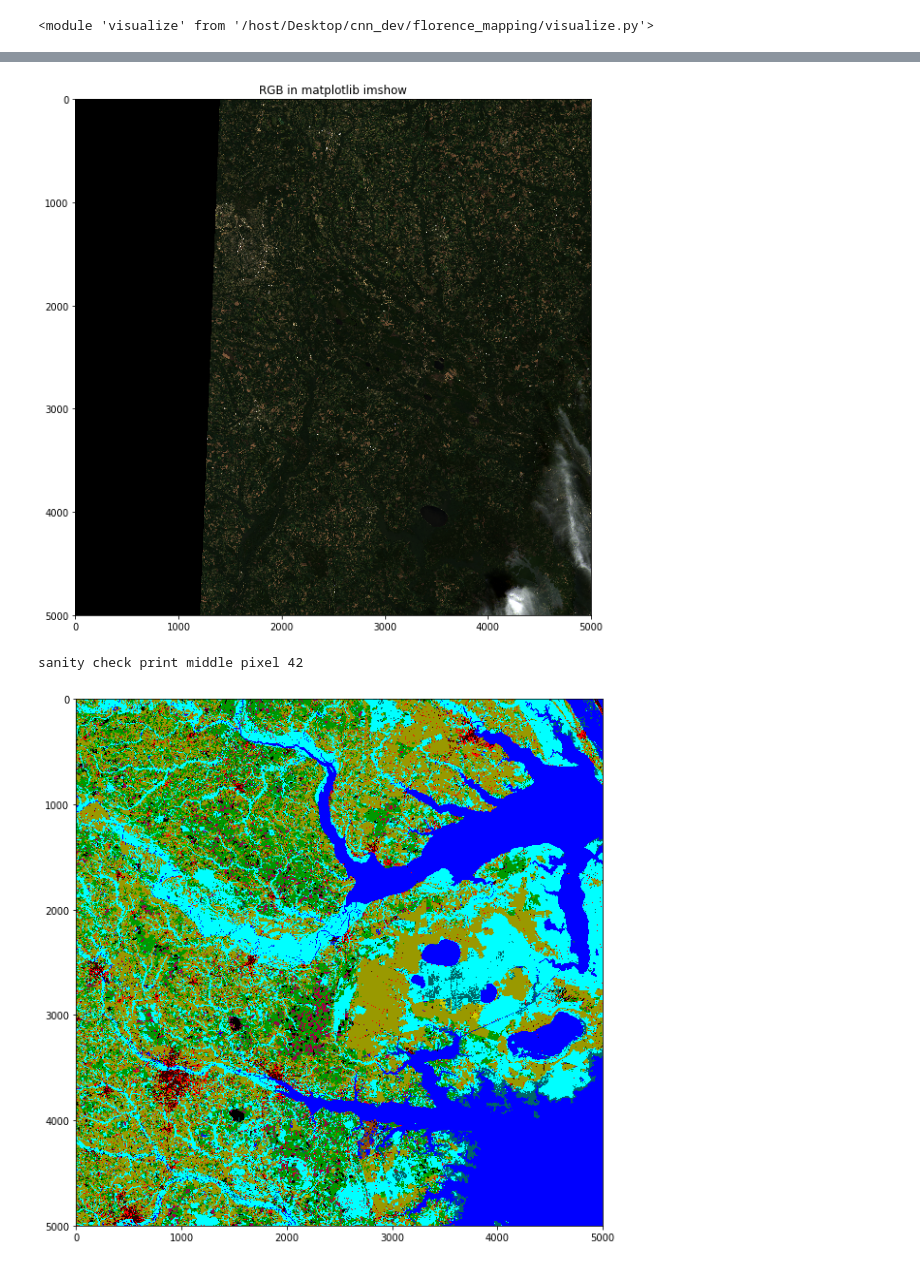
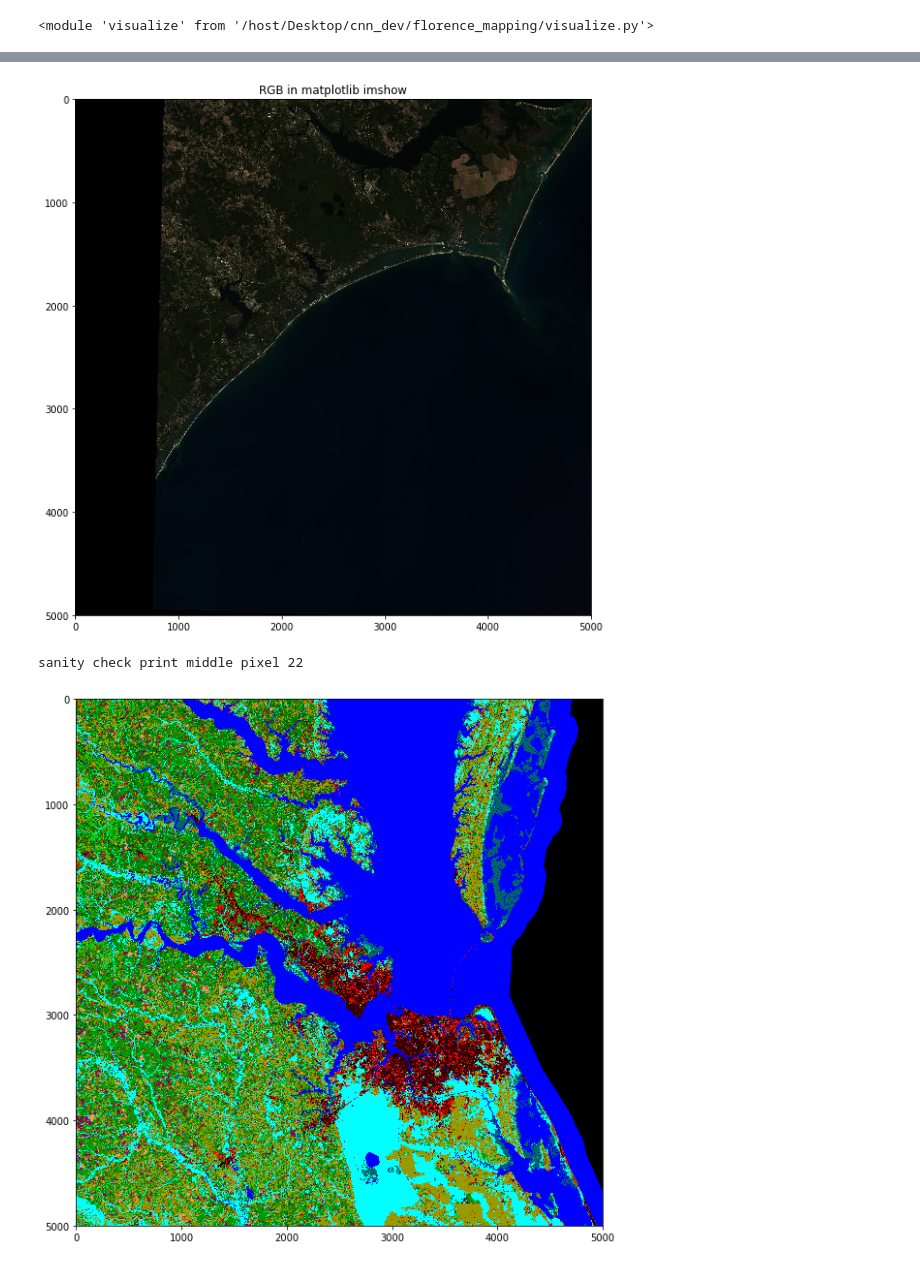
Before and after one commit to patrickcgray/landcover_rcnn, a Jupyter notebook: data analysis.ipynb, the cells around one changed output, grey strips where cells are left out. Cells and saved outputs as stored; diff of their text form; code cells hidden in the pictures.

```diff
--- a/data analysis.ipynb
+++ b/data analysis.ipynb
@@ -34,5 +34,5 @@ importlib.reload(visualize)
 # %%
 landsat_datasets, sentinel_datasets, dem_datasets, label_dataset = util.load_data()
 # %%
-visualizer = visualize.VisualizeData(landsat_datasets, label_dataset)
+visualizer = visualize.VisualizeData()
 # %%
@@ -42,12 +44,12 @@ AttributeError: 'Proj' object has no attribute 'crs'
 # %%
-visualizer.view_landsat(2)
+visualizer.view_landsat(3)
 # %% [output]
-[figure, old version]
+[figure, new version]
 # %%
-visualizer.view_labels(1)
+visualizer.view_labels(5)
 # %% [output]
-sanity check print middle pixel 42
+sanity check print middle pixel 22
-[figure, old version]
+[figure, new version]
 # %%
 #visualizer.print_a_tile(1,21,7, middle=True)
 # %%
```
Also changed, not shown: parts of 4 cells of this notebook, 6 other files.
